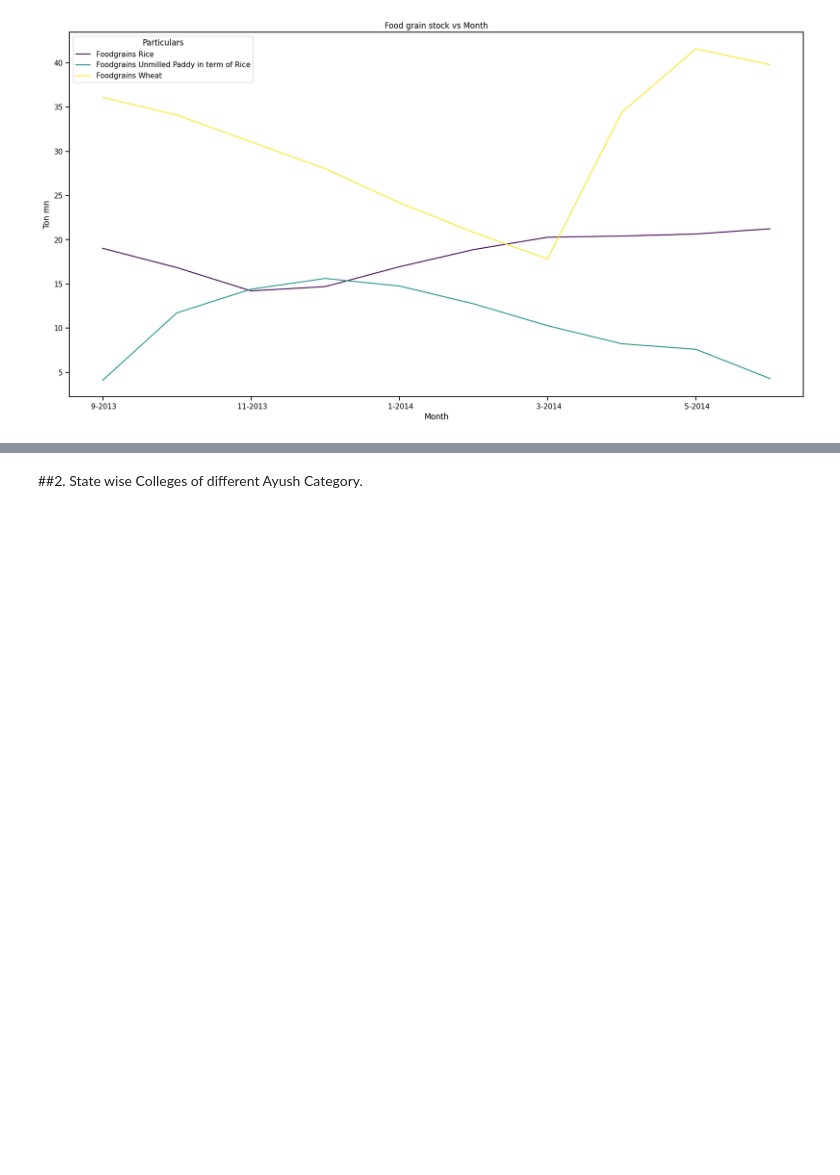
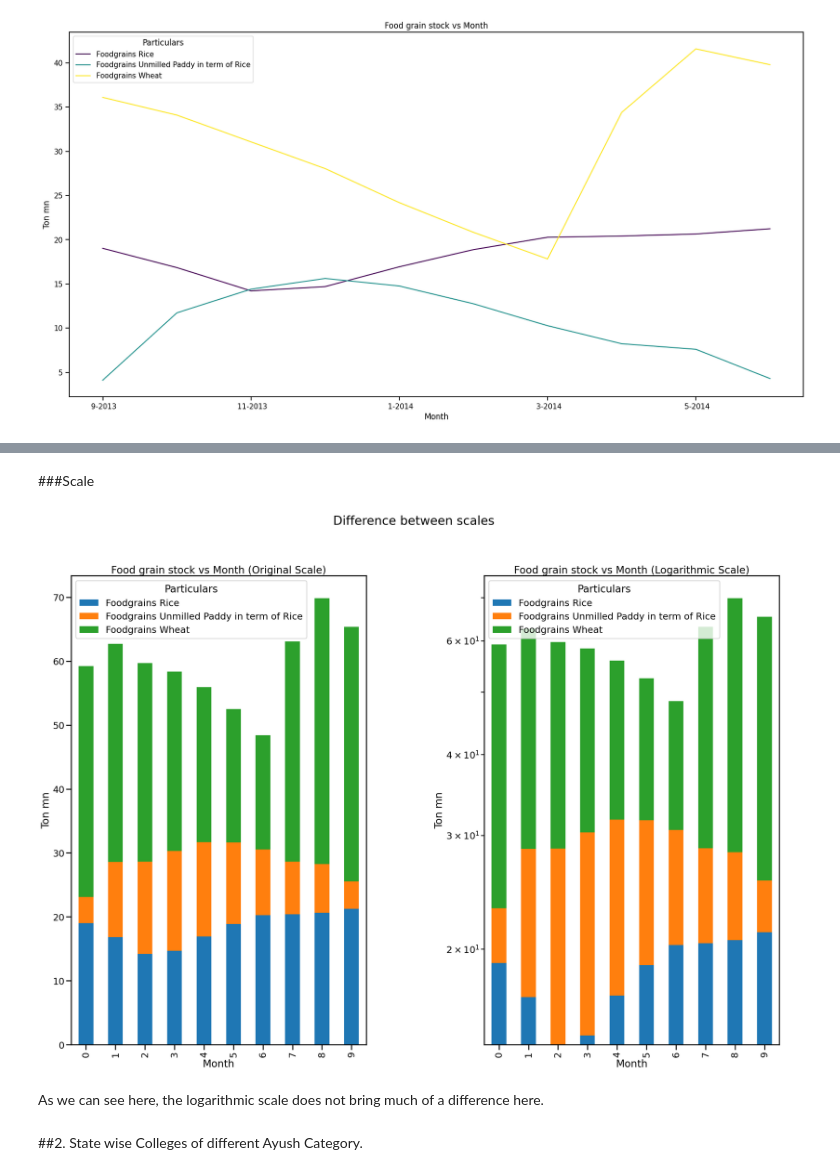
Before and after one commit to CyanTarantula/DV-Lab-4, a Jupyter notebook: B20AI050_DV_Lab4.ipynb, the cells around one changed output, grey strips where cells are left out. Drawn from its saved outputs; the diff is of its cells as text; code cells hidden in the pictures; blank space fills up the shorter version.

```diff
--- a/B20AI050_DV_Lab4.ipynb
+++ b/B20AI050_DV_Lab4.ipynb
@@ -106,3 +162,31 @@ plt.show()
+# %% [markdown]
+###Scale
+# %%
+fig, axes = plt.subplots(1, 2, figsize=(30, 20))
+sns.set_context('poster')
+
+# Original Scale
+fig1 = axes[0]
+df1_T.plot(kind='bar', stacked=True, ax=fig1)
+fig1.set_xlabel('Month')
+fig1.set_ylabel('Ton mn')
+fig1.set_title('Food grain stock vs Month (Original Scale)')
+
+# Logarithmic Scale
+fig2 = axes[1]
+df1_T.plot(kind='bar', stacked=True, ax=fig2)
+fig2.set_xlabel('Month')
+fig2.set_ylabel('Ton mn')
+fig2.set_title('Food grain stock vs Month (Logarithmic Scale)')
+fig2.set(yscale='log')
+
+plt.subplots_adjust(wspace=0.4)
+fig.suptitle("Difference between scales")
+plt.show()
+# %% [output]
+[figure, added]
+# %% [markdown]
+As we can see here, the logarithmic scale does not bring much of a difference here.
 # %% [markdown]
 ##2. State wise Colleges of different Ayush Category.
 # %% [markdown]
```
Also changed, not shown: parts of 8 cells of this notebook.
